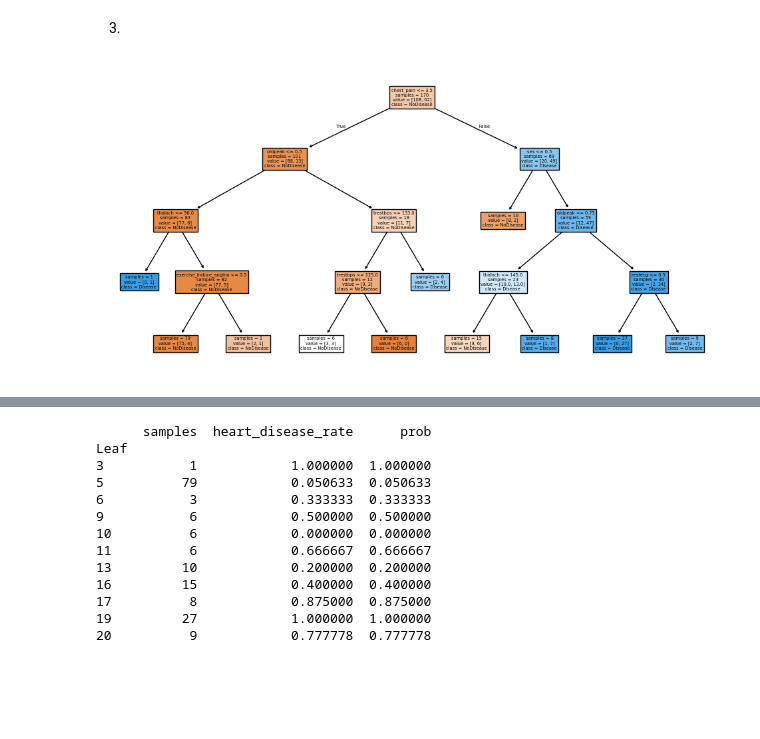
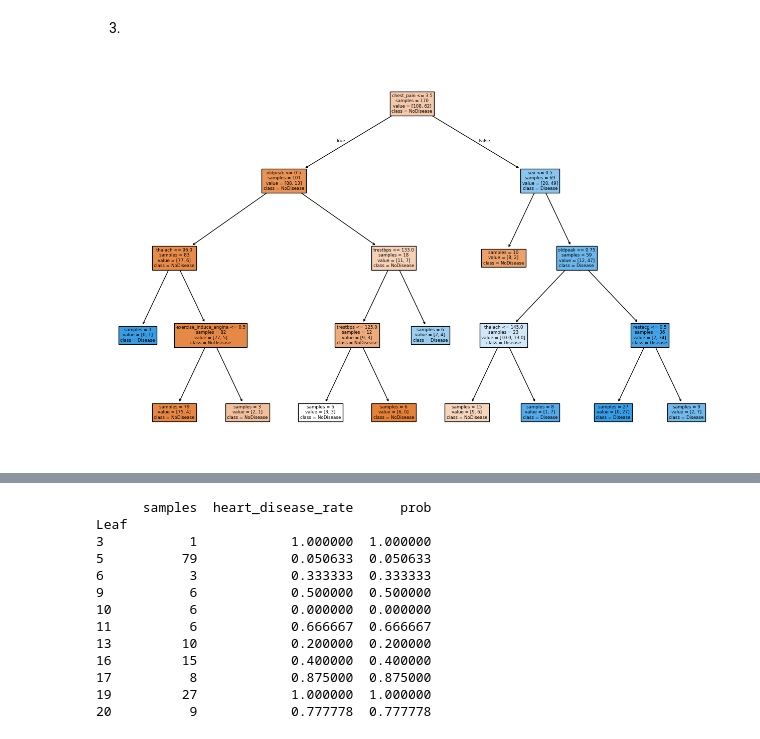
Before and after one commit to robot-mazeee/Machine-Learning-Project, a Jupyter notebook: Homework1/G001_notebook.ipynb, the cells around one changed output, grey strips where cells are left out. Drawn from its saved outputs; the diff is of its cells as text; code cells hidden in the pictures; blank space fills up the shorter version.

```diff
--- a/Homework1/G001_notebook.ipynb
+++ b/Homework1/G001_notebook.ipynb
@@ -154,31 +154,31 @@ As discussed in the analysis, the decision tree does not generalize well in low
 # %%
 # Split the dataset as required (60-20-20)
 x_train, x_temp, y_train, y_temp = train_test_split(x, y, test_size=0.4, stratify=y, random_state=1)
 x_val, x_test, y_val, y_test = train_test_split(x_temp, y_temp, test_size=0.5, stratify=y_temp, random_state=1)
 
 # Hyperparameter search
 best_model = None
 best_validation_acc = 0
 
 for depth in range(2, 5):
     for slipt in range(2, 101):
         model = DecisionTreeClassifier(max_depth=depth, min_samples_split=slipt, random_state=1)
         model.fit(x_train, y_train)
 
         validation_acc = accuracy_score(y_val, model.predict(x_val))
         test_acc = accuracy_score(y_test, model.predict(x_test))
 
         if validation_acc > 0.80 and test_acc > 0.785:
             if validation_acc > best_validation_acc:
                 best_validation_acc = validation_acc
                 best_model = model
 
 # i. Plot the decision tree
-plt.figure(figsize=(12, 6))
+plt.figure(figsize=(16, 10))
 plot_tree(best_model, feature_names=x.columns, class_names=["NoDisease", "Disease"], filled=True, impurity=False)
 plt.show()
 # %% [output]
-[figure, old version]
+[figure, new version]
 # %%
 tree_rules = export_text(best_model, feature_names=list(x.columns))
 print(tree_rules)
```
Also changed, not shown: parts of 1 cell of this notebook.
